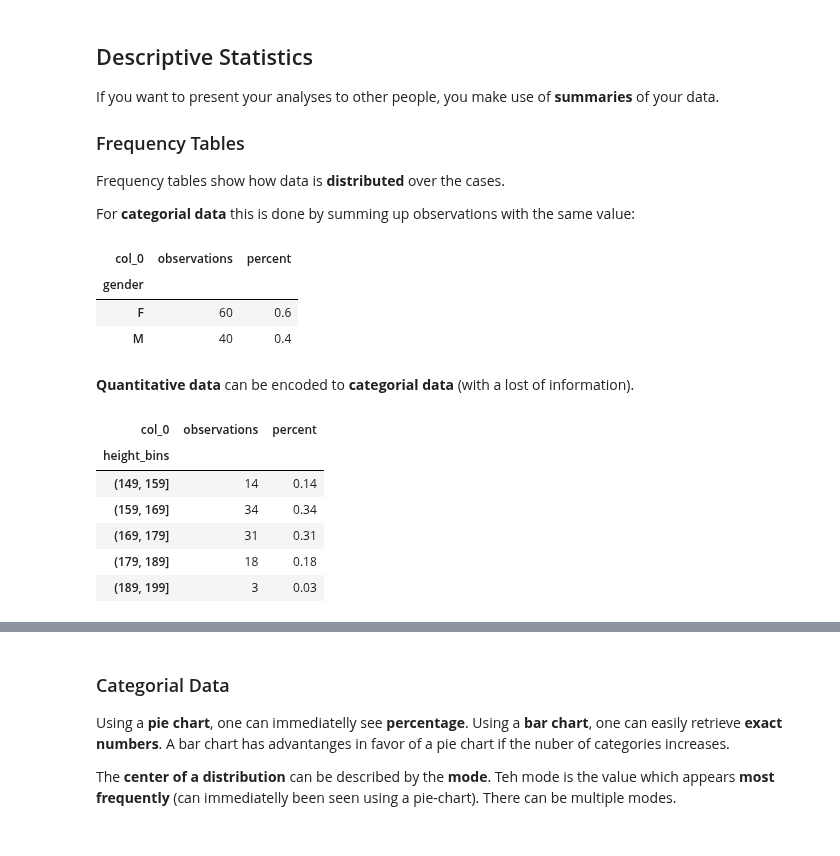
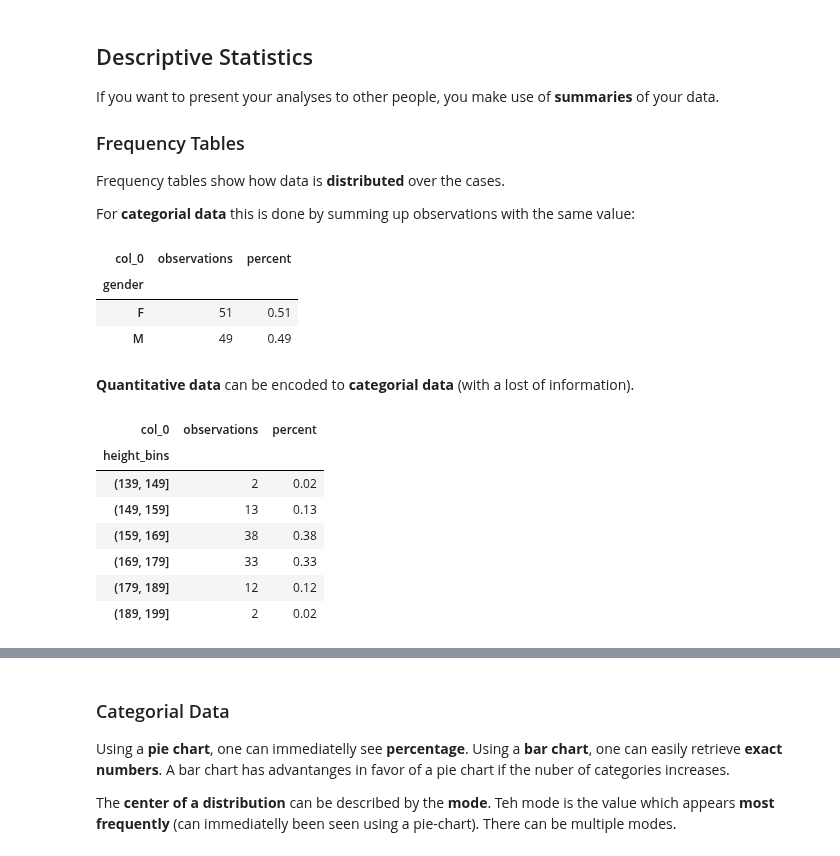
Before and after one commit to thomd/math, a Jupyter notebook: statistics.ipynb, the cells around one changed output, grey strips where cells are left out. Saved outputs shown, nothing was run; the diff lists cells and outputs as text; code cells hidden in the pictures.

```diff
--- a/statistics.ipynb
+++ b/statistics.ipynb
@@ -42,11 +42,21 @@ import matplotlib.pyplot as plt
 import seaborn as sns
 
 n = 100
-data = {
-    'height': np.round(np.random.normal(170, 10, n), decimals=1),                # normal distribution with of 170 and a width of 10
-    'age': np.random.randint(20, 31, n),                                         # discrete uniform distribution
-    'gender': ['M' if x == 0 else 'F' for x in np.random.randint(0, 2, n)],      # discrete uniform distribution
-}
-df = pd.DataFrame(data)
+
+var_height = 10 ** 2           # variance of 'height'
+mean_height = 170
+
+var_weight = 8 ** 2            # variance of 'weight'
+mean_weight = 85
+
+cov = 72                       # covaraince between 'height' and 'weight'
+cov_matrix = [[var1, cov],
+              [cov, var2]]
+
+df = pd.DataFrame(np.round(np.random.multivariate_normal([mean_height, mean_weight], cov_matrix, n), decimals=1), columns=['height', 'weight'])
+
+df['age'] = np.random.randint(20, 31, n)                                          # discrete uniform distribution
+df['gender'] = ['M' if x == 0 else 'F' for x in np.random.randint(0, 2, n)]       # discrete uniform distribution
+
 df
 # %% [output]
@@ -75,25 +85,28 @@ Frequency tables show how data is **distributed** over the cases.
 For **categorial data** this is done by summing up observations with the same value:
 # %%
 s = pd.crosstab(index=df['gender'], columns='observations')
-s['percent'] = s / s.sum()
+s['percent'] = np.round(s / s.sum(), decimals=2)
 s
 # %% [output]
 | col_0 | observations | percent |
 | gender |  |  |
-| F | 60 | 0.6 |
-| M | 40 | 0.4 |
+| F | 51 | 0.51 |
+| M | 49 | 0.49 |
 # %% [markdown]
 **Quantitative data** can be encoded to **categorial data** (with a lost of information).
 # %%
 df['height_bins'] = pd.cut(x=df['height'], bins=[130, 139, 149, 159, 169, 179, 189, 199])
+df['weight_bins'] = pd.cut(x=df['weight'], bins=[50, 59, 69, 79, 89, 99, 109])
+
 h = pd.crosstab(index=df['height_bins'], columns='observations')
-h['percent'] = h / h.sum()
+h['percent'] = np.round(h / h.sum(), decimals=2)
 h
 # %% [output]
 | col_0 | observations | percent |
 | height_bins |  |  |
-| (149, 159] | 14 | 0.14 |
-| (159, 169] | 34 | 0.34 |
-| (169, 179] | 31 | 0.31 |
-| (179, 189] | 18 | 0.18 |
-| (189, 199] | 3 | 0.03 |
+| (139, 149] | 2 | 0.02 |
+| (149, 159] | 13 | 0.13 |
+| (159, 169] | 38 | 0.38 |
+| (169, 179] | 33 | 0.33 |
+| (179, 189] | 12 | 0.12 |
+| (189, 199] | 2 | 0.02 |
```
Also changed, not shown: parts of 23 cells of this notebook.
